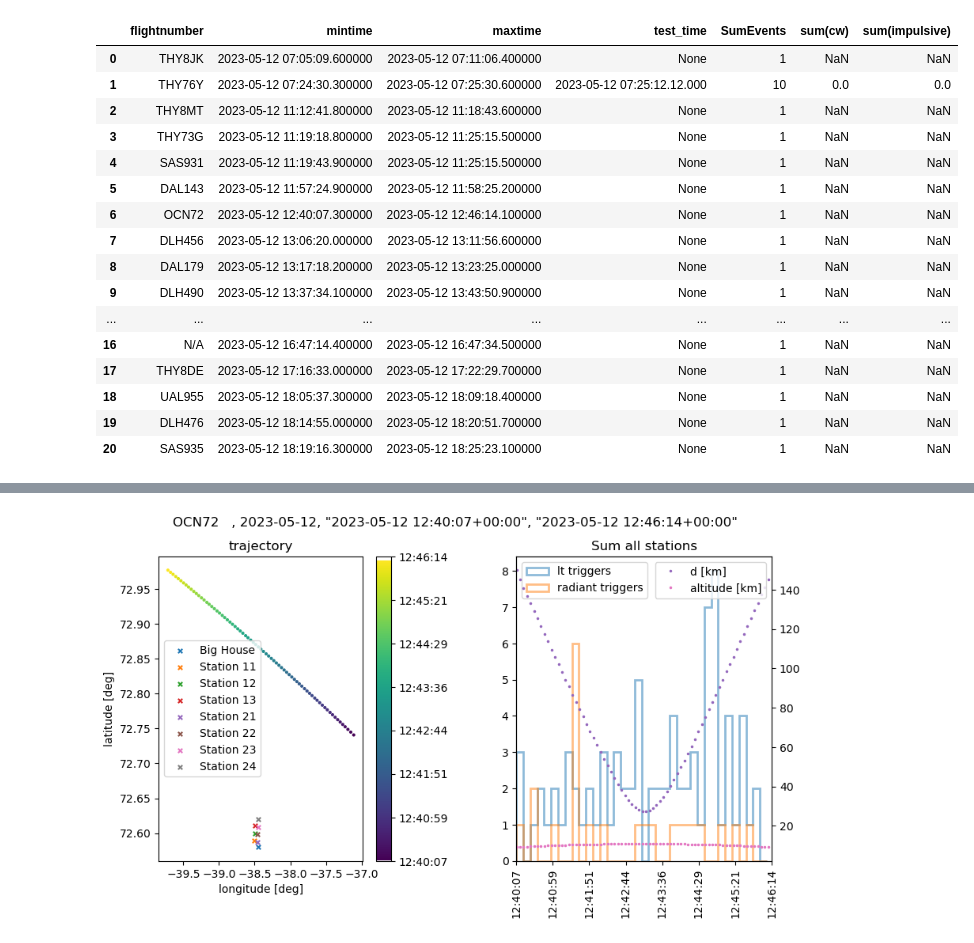
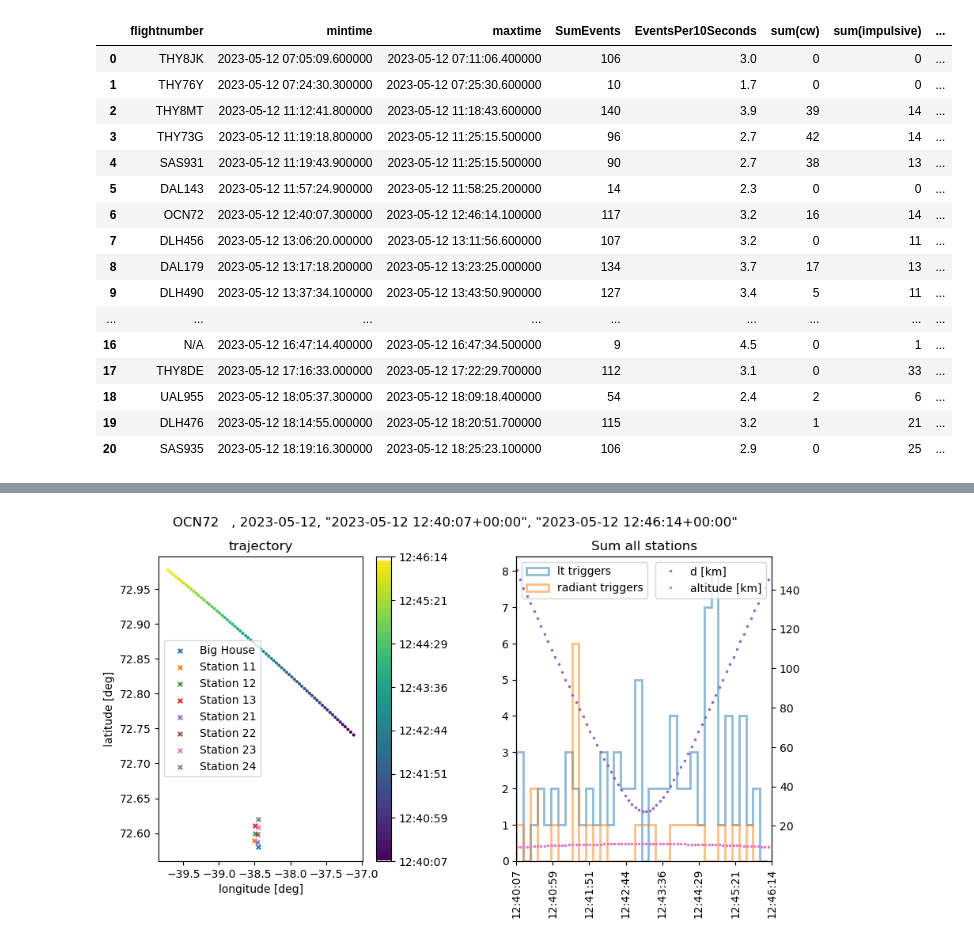
Before and after one commit to OliverSchlemper/Flights, a Jupyter notebook: test.ipynb, the cells around one changed output, grey strips where cells are left out. Cells and saved outputs as stored; diff of their text form; code cells hidden in the pictures.

```diff
--- a/test.ipynb
+++ b/test.ipynb
@@ -15,6 +44,5 @@ from IPython.display import clear_output
 # %%
-f = tracker.get_flight_by_index(0)
-t = f.header_df
-print(fuckingf)
-sqldf('select count(*), sum(cw), sum(impulsive) from t ')
+f = tracker.get_flight_by_index(6)
+flight = f.header_df.reset_index(drop=True)
+sqldf('Select count(*) as SumEvents, sum(cw), sum(impulsive) FROM flight')
 # %% [output]
@@ -24,42 +156,64 @@ sqldf('select count(*), sum(cw), sum(impulsive) from t ')
 # %%
 t = tracker.flights_distinct.reset_index(drop=True)
+temp_df = pd.DataFrame()
+
+
 for i in range(len(t)):
     print(f'---------------------')
     print(f'start: {i + 1}/{len(t)}, {t.flightnumber.iloc[i]}')
     f = tracker.get_flight_by_index(i)
     flight = f.header_df.reset_index(drop=True)
+    flight['fk_station_run_event'] = flight.station_number.astype(str) + '_' + flight.run_number.astype(str) + '_' + flight.event_number.astype(str)
+    #print(flight.head(50))
 
-    query = '''
-    Select flightnumber, mintime, maxtime, strftime('%Y-%m-%d %H:%M:%S.%f', datetime(flight.trigger_time, 'unixepoch')) as test_time, count(*) as SumEvents, sum(cw), sum(impulsive) From t
-    Left Join flight
-    On strftime('%Y-%m-%d %H:%M:%S.%f', datetime(flight.trigger_time, 'unixepoch')) >= t.mintime
-    And strftime('%Y-%m-%d %H:%M:%S.%f', datetime(flight.trigger_time, 'unixepoch')) <= t.maxtime
+    if len(flight) > 0:
+        temp_df = pd.concat([temp_df, flight], ignore_index=True, sort=False)
+
+    print(f'end: {i + 1}/{len(t)}')
+
+print(len(temp_df))
+temp_df.drop_duplicates(subset=['fk_station_run_event'], inplace=True)
+print(len(temp_df))
+#temp_df.head(50)
+
+query = '''
+    Select
+        flightnumber,
+        mintime,
+        maxtime,
+        --strftime('%Y-%m-%d %H:%M:%S.%f', datetime(temp_df.trigger_time, 'unixepoch')) as test_time,
+        count(*) as SumEvents,
+        round(count(*) / (JULIANDAY(t.maxtime) - JULIANDAY(t.mintime)) / 86400 * 10, 1) as EventsPer10Seconds,
+        sum(cw),
+        sum(impulsive),
+        sum(lt_triggers),
+        sum(radiant_triggers),
+        sum(force_triggers)
+    From t
+    Left Join temp_df
+    On strftime('%Y-%m-%d %H:%M:%S.%f', datetime(temp_df.trigger_time, 'unixepoch')) >= t.mintime
+    And strftime('%Y-%m-%d %H:%M:%S.%f', datetime(temp_df.trigger_time, 'unixepoch')) <= t.maxtime
     Group By flightnumber, maxtime, mintime
     order by mintime asc
     '''
-    t = sqldf(query)
-    print(f'end: {i + 1}/{len(t)}')
-
-    if i ==1:
-        break
-
+t = sqldf(query)
 clear_output(wait=True)
 t
 # %% [output]
-|  | flightnumber | mintime | maxtime | test_time | SumEvents | sum(cw) | sum(impulsive) |
-| 0 | THY8JK | 2023-05-12 07:05:09.600000 | 2023-05-12 07:11:06.400000 | None | 1 | NaN | NaN |
-| 1 | THY76Y | 2023-05-12 07:24:30.300000 | 2023-05-12 07:25:30.600000 | 2023-05-12 07:25:12.12.000 | 10 | 0.0 | 0.0 |
-| 2 | THY8MT | 2023-05-12 11:12:41.800000 | 2023-05-12 11:18:43.600000 | None | 1 | NaN | NaN |
-| 3 | THY73G | 2023-05-12 11:19:18.800000 | 2023-05-12 11:25:15.500000 | None | 1 | NaN | NaN |
-| 4 | SAS931 | 2023-05-12 11:19:43.900000 | 2023-05-12 11:25:15.500000 | None | 1 | NaN | NaN |
-| 5 | DAL143 | 2023-05-12 11:57:24.900000 | 2023-05-12 11:58:25.200000 | None | 1 | NaN | NaN |
-| 6 | OCN72 | 2023-05-12 12:40:07.300000 | 2023-05-12 12:46:14.100000 | None | 1 | NaN | NaN |
-| 7 | DLH456 | 2023-05-12 13:06:20.000000 | 2023-05-12 13:11:56.600000 | None | 1 | NaN | NaN |
-| 8 | DAL179 | 2023-05-12 13:17:18.200000 | 2023-05-12 13:23:25.000000 | None | 1 | NaN | NaN |
-| 9 | DLH490 | 2023-05-12 13:37:34.100000 | 2023-05-12 13:43:50.900000 | None | 1 | NaN | NaN |
-| ... | ... | ... | ... | ... | ... | ... | ... |
-| 16 | N/A | 2023-05-12 16:47:14.400000 | 2023-05-12 16:47:34.500000 | None | 1 | NaN | NaN |
-| 17 | THY8DE | 2023-05-12 17:16:33.000000 | 2023-05-12 17:22:29.700000 | None | 1 | NaN | NaN |
-| 18 | UAL955 | 2023-05-12 18:05:37.300000 | 2023-05-12 18:09:18.400000 | None | 1 | NaN | NaN |
-| 19 | DLH476 | 2023-05-12 18:14:55.000000 | 2023-05-12 18:20:51.700000 | None | 1 | NaN | NaN |
-| 20 | SAS935 | 2023-05-12 18:19:16.300000 | 2023-05-12 18:25:23.100000 | None | 1 | NaN | NaN |
+|  | flightnumber | mintime | maxtime | SumEvents | EventsPer10Seconds | sum(cw) | sum(impulsive) | ... |
+| 0 | THY8JK | 2023-05-12 07:05:09.600000 | 2023-05-12 07:11:06.400000 | 106 | 3.0 | 0 | 0 | ... |
+| 1 | THY76Y | 2023-05-12 07:24:30.300000 | 2023-05-12 07:25:30.600000 | 10 | 1.7 | 0 | 0 | ... |
+| 2 | THY8MT | 2023-05-12 11:12:41.800000 | 2023-05-12 11:18:43.600000 | 140 | 3.9 | 39 | 14 | ... |
+| 3 | THY73G | 2023-05-12 11:19:18.800000 | 2023-05-12 11:25:15.500000 | 96 | 2.7 | 42 | 14 | ... |
+| 4 | SAS931 | 2023-05-12 11:19:43.900000 | 2023-05-12 11:25:15.500000 | 90 | 2.7 | 38 | 13 | ... |
+| 5 | DAL143 | 2023-05-12 11:57:24.900000 | 2023-05-12 11:58:25.200000 | 14 | 2.3 | 0 | 0 | ... |
+| 6 | OCN72 | 2023-05-12 12:40:07.300000 | 2023-05-12 12:46:14.100000 | 117 | 3.2 | 16 | 14 | ... |
+| 7 | DLH456 | 2023-05-12 13:06:20.000000 | 2023-05-12 13:11:56.600000 | 107 | 3.2 | 0 | 11 | ... |
+| 8 | DAL179 | 2023-05-12 13:17:18.200000 | 2023-05-12 13:23:25.000000 | 134 | 3.7 | 17 | 13 | ... |
+| 9 | DLH490 | 2023-05-12 13:37:34.100000 | 2023-05-12 13:43:50.900000 | 127 | 3.4 | 5 | 11 | ... |
+| ... | ... | ... | ... | ... | ... | ... | ... | ... |
+| 16 | N/A | 2023-05-12 16:47:14.400000 | 2023-05-12 16:47:34.500000 | 9 | 4.5 | 0 | 1 | ... |
+| 17 | THY8DE | 2023-05-12 17:16:33.000000 | 2023-05-12 17:22:29.700000 | 112 | 3.1 | 0 | 33 | ... |
+| 18 | UAL955 | 2023-05-12 18:05:37.300000 | 2023-05-12 18:09:18.400000 | 54 | 2.4 | 2 | 6 | ... |
+| 19 | DLH476 | 2023-05-12 18:14:55.000000 | 2023-05-12 18:20:51.700000 | 115 | 3.2 | 1 | 21 | ... |
+| 20 | SAS935 | 2023-05-12 18:19:16.300000 | 2023-05-12 18:25:23.100000 | 106 | 2.9 | 0 | 25 | ... |
```
Also changed, not shown: parts of 19 cells of this notebook, 1 other file.
